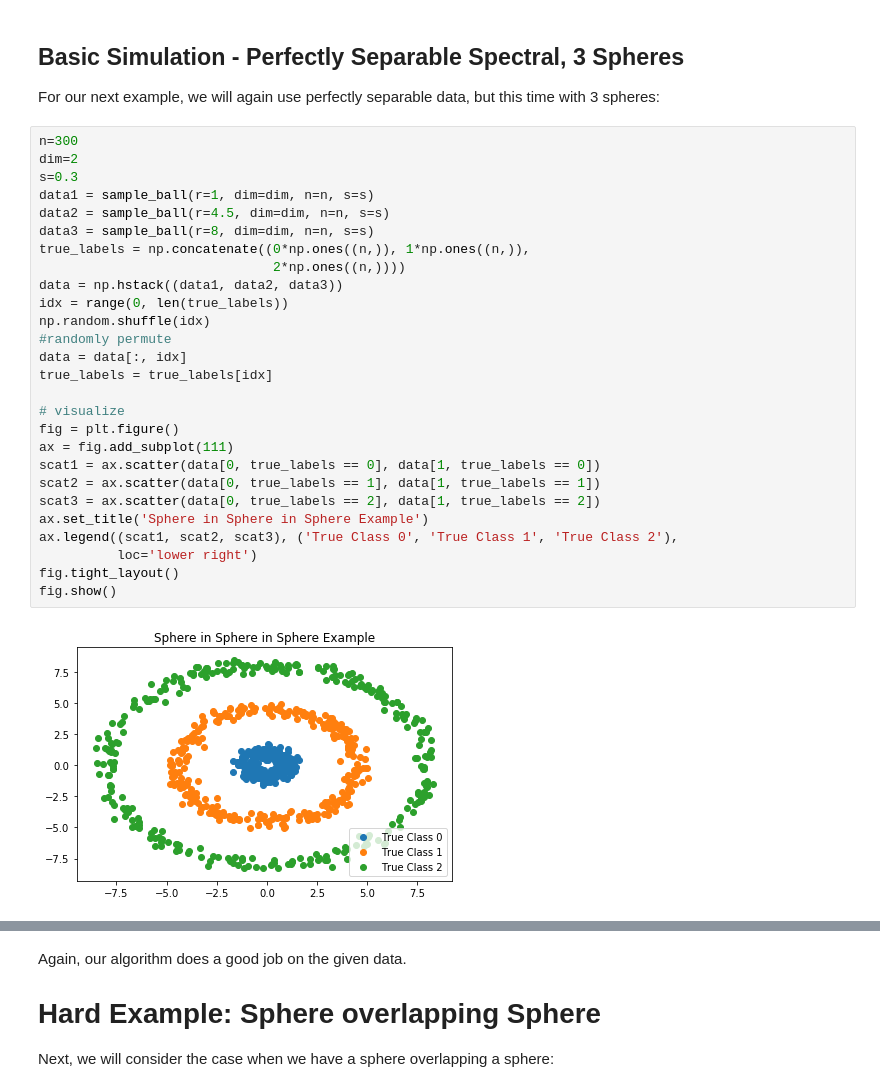
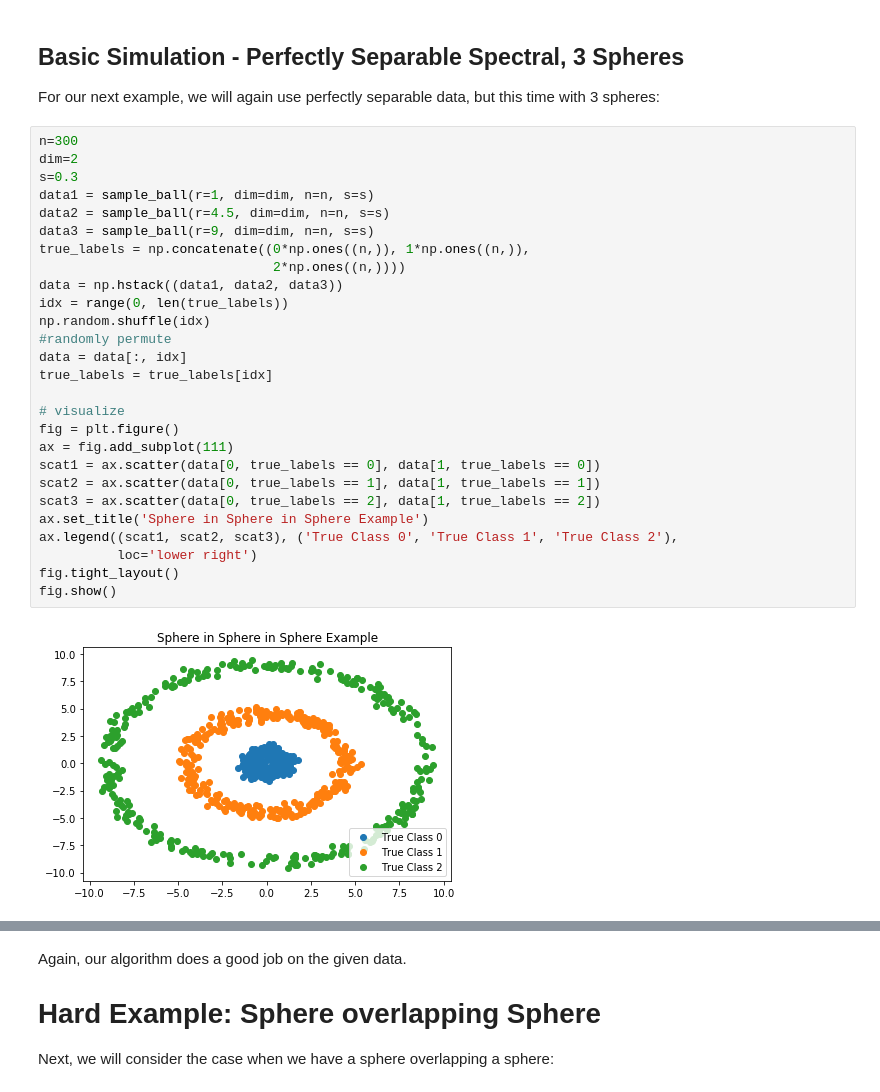
Before and after one commit to ebridge2/ams_446, a Jupyter notebook: Spectral.ipynb, the cells around one changed output, grey strips where cells are left out. Drawn from its saved outputs; the diff is of its cells as text.

```diff
--- a/Spectral.ipynb
+++ b/Spectral.ipynb
@@ -143,31 +143,31 @@ For our next example, we will again use perfectly separable data, but this time
 # %%
 n=300
 dim=2
 s=0.3
 data1 = sample_ball(r=1, dim=dim, n=n, s=s)
 data2 = sample_ball(r=4.5, dim=dim, n=n, s=s)
-data3 = sample_ball(r=8, dim=dim, n=n, s=s)
+data3 = sample_ball(r=9, dim=dim, n=n, s=s)
 true_labels = np.concatenate((0*np.ones((n,)), 1*np.ones((n,)),
                               2*np.ones((n,))))
 data = np.hstack((data1, data2, data3))
 idx = range(0, len(true_labels))
 np.random.shuffle(idx)
 #randomly permute
 data = data[:, idx]
 true_labels = true_labels[idx]
 
 # visualize
 fig = plt.figure()
 ax = fig.add_subplot(111)
 scat1 = ax.scatter(data[0, true_labels == 0], data[1, true_labels == 0])
 scat2 = ax.scatter(data[0, true_labels == 1], data[1, true_labels == 1])
 scat3 = ax.scatter(data[0, true_labels == 2], data[1, true_labels == 2])
 ax.set_title('Sphere in Sphere in Sphere Example')
 ax.legend((scat1, scat2, scat3), ('True Class 0', 'True Class 1', 'True Class 2'),
           loc='lower right')
 fig.tight_layout()
 fig.show()
 # %% [output]
-[figure, old version]
+[figure, new version]
 # %%
 km = Kmeans(K=3)
```
Also changed, not shown: parts of 9 cells of this notebook, 2 other files.
